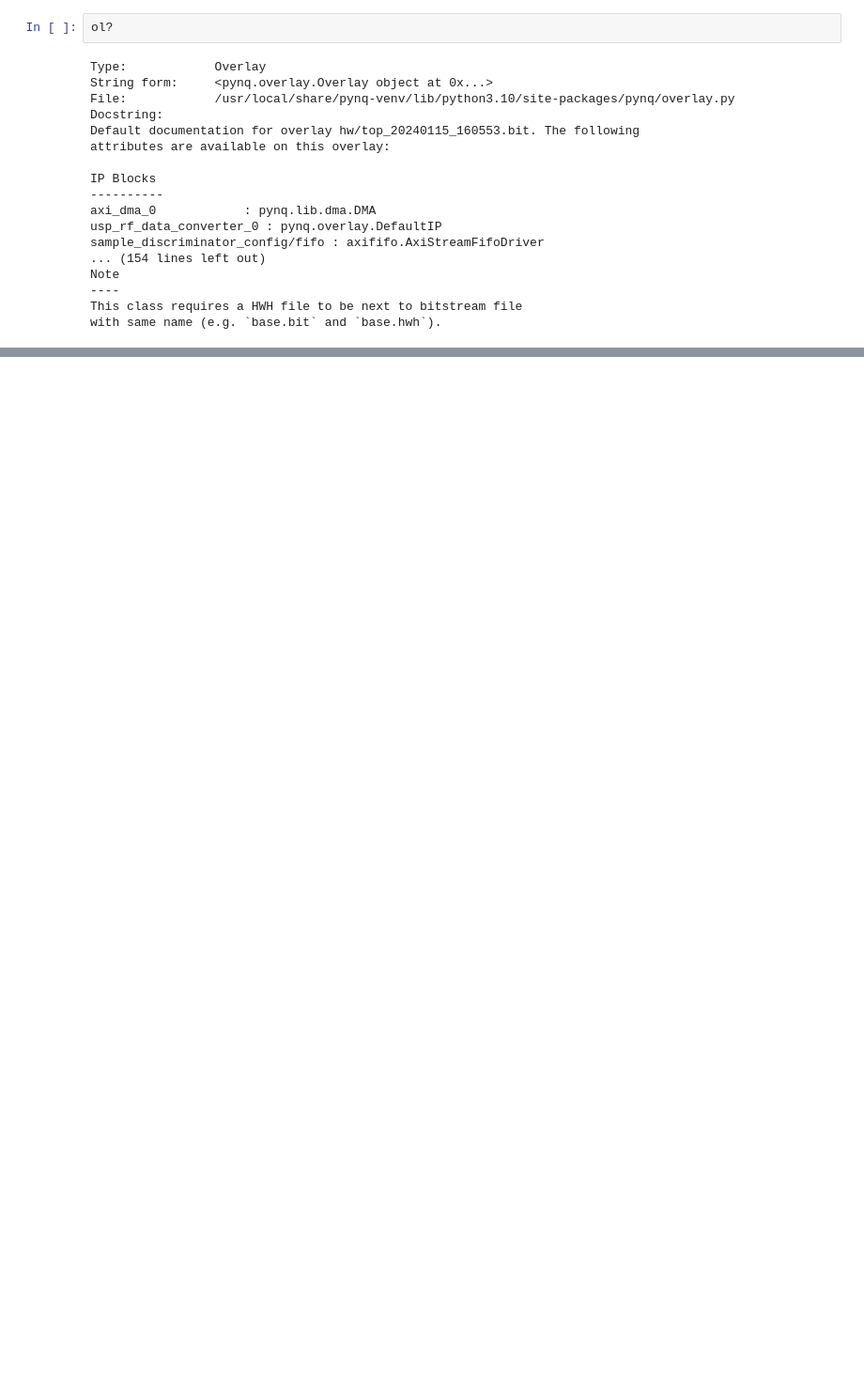
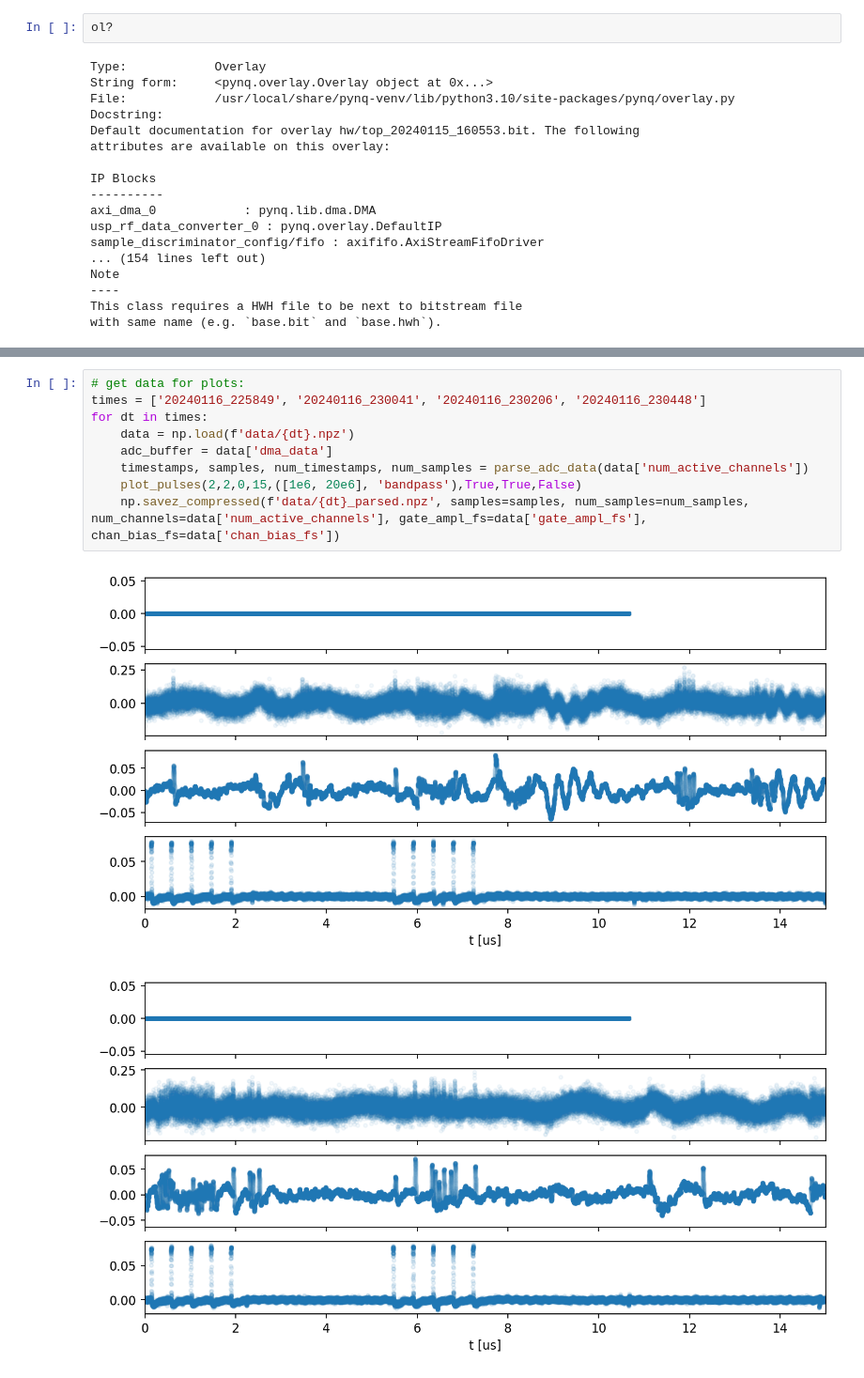
Before and after one commit to qnngroup/rfsoc_daq, a Jupyter notebook: pynq/rfsoc_daq.ipynb, the cells around one changed output, grey strips where cells are left out. Shown at 94% size. Saved outputs shown, nothing was run; the diff lists cells and outputs as text; blank space fills up the shorter version.

```diff
--- a/pynq/rfsoc_daq.ipynb
+++ b/pynq/rfsoc_daq.ipynb
@@ -484,0 +532,12 @@ with same name (e.g. `base.bit` and `base.hwh`).
+# %%
+# get data for plots:
+times = ['20240116_225849', '20240116_230041', '20240116_230206', '20240116_230448']
+for dt in times:
+    data = np.load(f'data/{dt}.npz')
+    adc_buffer = data['dma_data']
+    timestamps, samples, num_timestamps, num_samples = parse_adc_data(data['num_active_channels'])
+    plot_pulses(2,2,0,15,([1e6, 20e6], 'bandpass'),True,True,False)
+    np.savez_compressed(f'data/{dt}_parsed.npz', samples=samples, num_samples=num_samples, num_channels=data['num_active_channels'], gate_ampl_fs=data['gate_ampl_fs'], chan_bias_fs=data['chan_bias_fs'])
+# %% [output]
+[figure, added]
+[figure, added]
```
Also changed, not shown: parts of 10 cells of this notebook.
